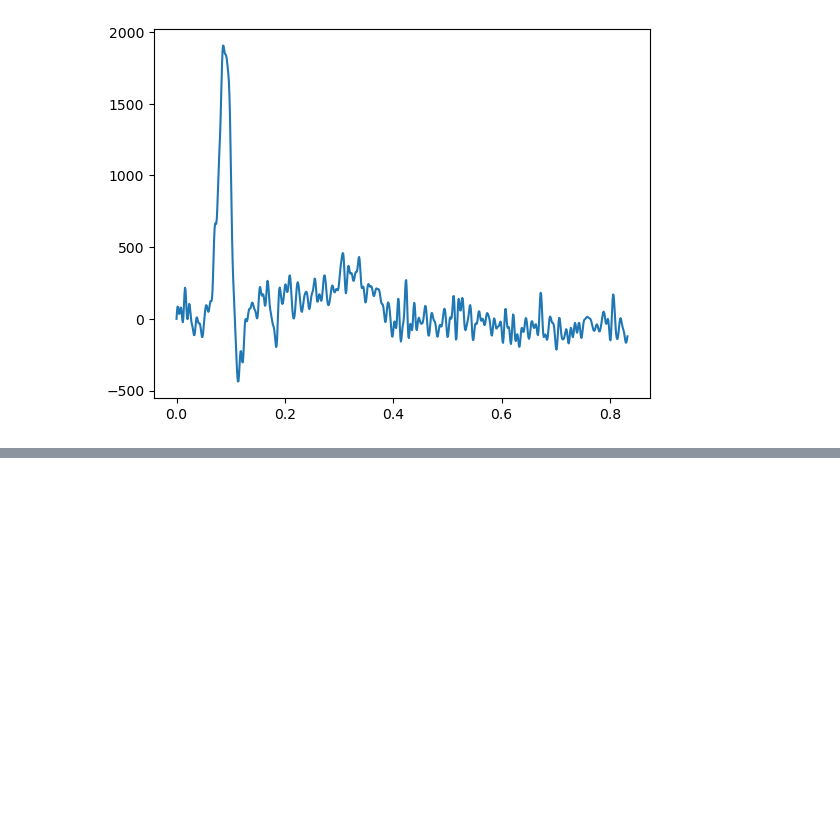
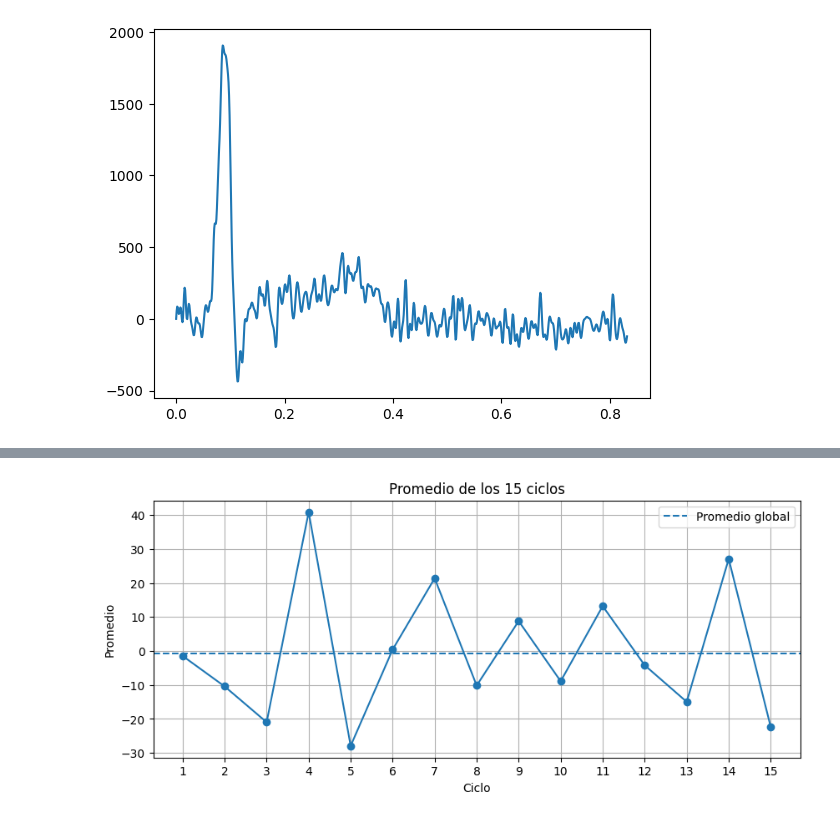
Before and after one commit to Victoriapn/Lab_Biose-ales, a Jupyter notebook: Practica 2/PARTE1.ipynb, the cells around one changed output, grey strips where cells are left out. Cells and saved outputs as stored; diff of their text form; code cells hidden in the pictures; blank space fills up the shorter version.

```diff
--- a/Practica 2/PARTE1.ipynb
+++ b/Practica 2/PARTE1.ipynb
@@ -86,0 +174,25 @@ Desviación estándar: 307.25776378542406
+# %%
+plt.figure(figsize=(10,4))
+
+plt.plot(
+    np.arange(1,16),
+    promedios,
+    marker="o"
+)
+
+plt.axhline(
+    np.mean(promedios),
+    linestyle="--",
+    label="Promedio global"
+)
+
+plt.xlabel("Ciclo")
+plt.ylabel("Promedio")
+plt.title("Promedio de los 15 ciclos")
+plt.xticks(np.arange(1,16))
+plt.grid()
+plt.legend()
+
+plt.show()
+# %% [output]
+[figure, added]
```
Also changed, not shown: parts of 14 cells of this notebook.
